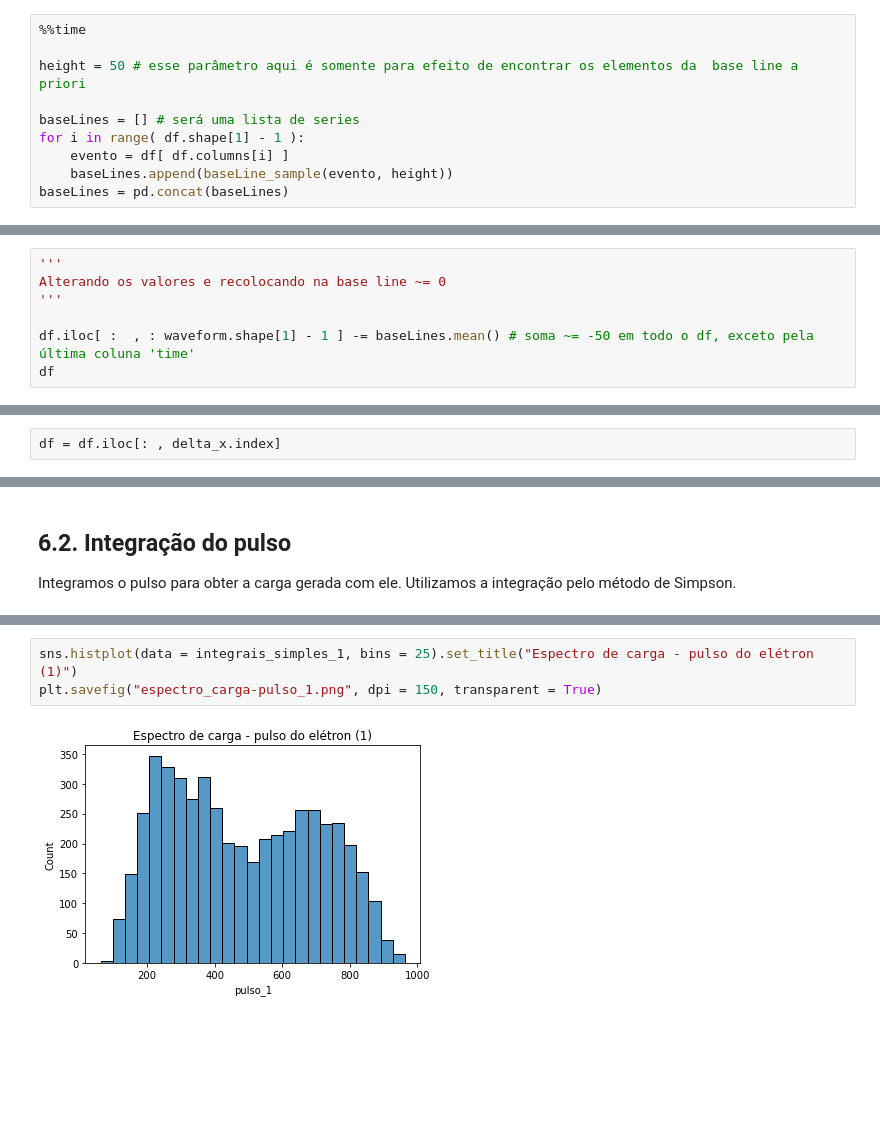
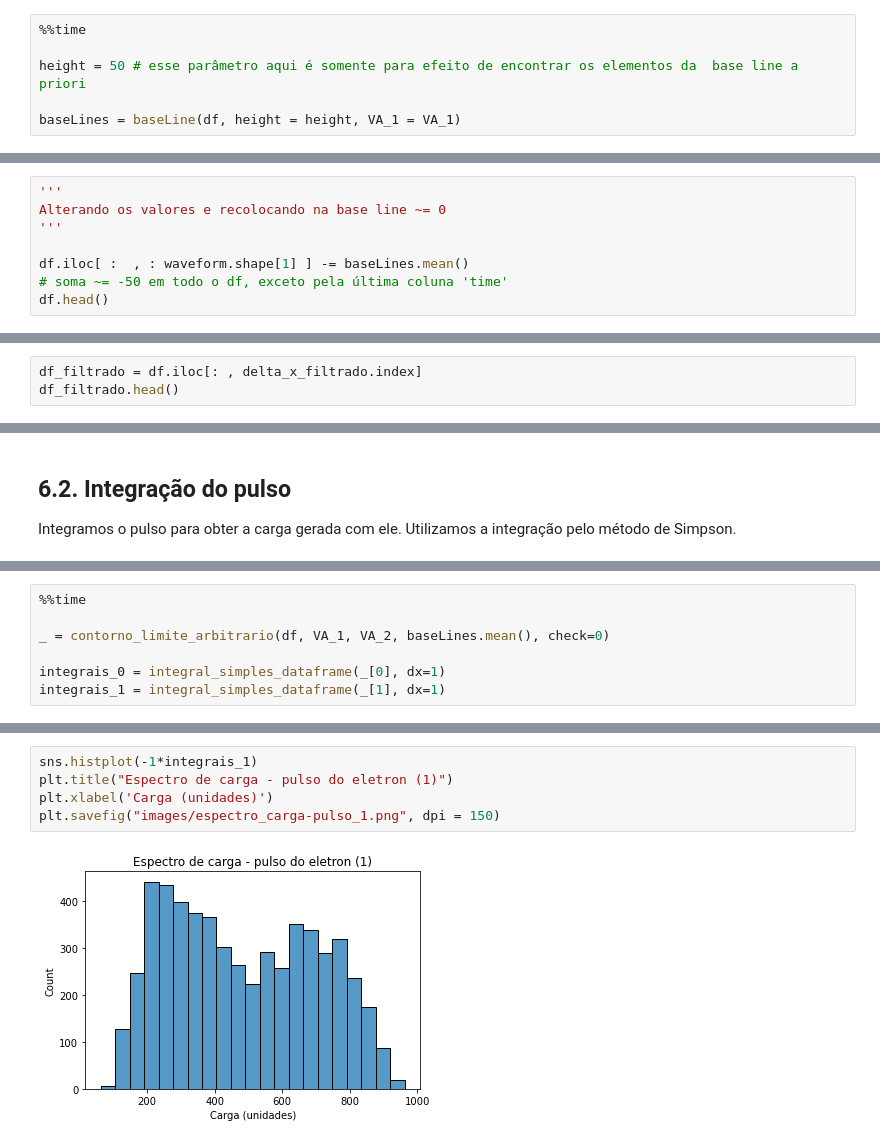
Before and after one commit to afauth/mudecay, a Jupyter notebook: espectro-carga-e-pico_v03.ipynb, the cells around one changed output, grey strips where cells are left out. Saved outputs shown, nothing was run; the diff lists cells and outputs as text; blank space fills up the shorter version.

```diff
--- a/espectro-carga-e-pico_v03.ipynb
+++ b/espectro-carga-e-pico_v03.ipynb
@@ -222,9 +76,5 @@ Esse pedaço é definido como fora de um valor arbitrário em torno do primeiro
 
 height = 50 # esse parâmetro aqui é somente para efeito de encontrar os elementos da  base line a priori
 
-baseLines = [] # será uma lista de series
-for i in range( df.shape[1] - 1 ):
-    evento = df[ df.columns[i] ]
-    baseLines.append(baseLine_sample(evento, height))
-baseLines = pd.concat(baseLines)
+baseLines = baseLine(df, height = height, VA_1 = VA_1)
 # %% [output]
@@ -269,8 +95,9 @@ Colocando o valor médio do base line como o parâmetro height do peak-finder, s
 Alterando os valores e recolocando na base line ~= 0
 '''
 
-df.iloc[ :  , : waveform.shape[1] - 1 ] -= baseLines.mean() # soma ~= -50 em todo o df, exceto pela última coluna 'time'
-df
+df.iloc[ :  , : waveform.shape[1] ] -= baseLines.mean()
+# soma ~= -50 em todo o df, exceto pela última coluna 'time'
+df.head()
 # %% [output]
 |  | event_0 | event_1 | event_2 | event_3 | event_4 | event_5 | event_6 | event_7 | event_8 | event_9 | ... | ... |
 | 0 | 3.72321 | 3.72321 | 3.72321 | 0.72321 | 2.72321 | 2.72321 | 1.72321 | 1.72321 | 1.72321 | 1.72321 | ... | ... |
@@ -426,4 +235,5 @@ delta_x = delta_x.where(delta_x <= 5*250).dropna()
 # %% [markdown]
 Redefinimos o df original para agora ser esse filtrado
 # %%
-df = df.iloc[: , delta_x.index]
+df_filtrado = df.iloc[: , delta_x_filtrado.index]
+df_filtrado.head()
@@ -705,0 +293,7 @@ Name: pulso_0, Length: 1399, dtype: int64
+# %%
+%%time
+
+_ = contorno_limite_arbitrario(df, VA_1, VA_2, baseLines.mean(), check=0)
+
+integrais_0 = integral_simples_dataframe(_[0], dx=1)
+integrais_1 = integral_simples_dataframe(_[1], dx=1)
@@ -731,5 +320,7 @@ Wall time: 3.14 s
 # %%
-sns.histplot(data = integrais_simples_1, bins = 25).set_title("Espectro de carga - pulso do elétron (1)")
-plt.savefig("espectro_carga-pulso_1.png", dpi = 150, transparent = True)
+sns.histplot(-1*integrais_1)
+plt.title("Espectro de carga - pulso do eletron (1)")
+plt.xlabel('Carga (unidades)')
+plt.savefig("images/espectro_carga-pulso_1.png", dpi = 150)
 # %% [output]
-[figure, old version]
+[figure, new version]
```
Also changed, not shown: parts of 80 cells of this notebook, 14 other files.
